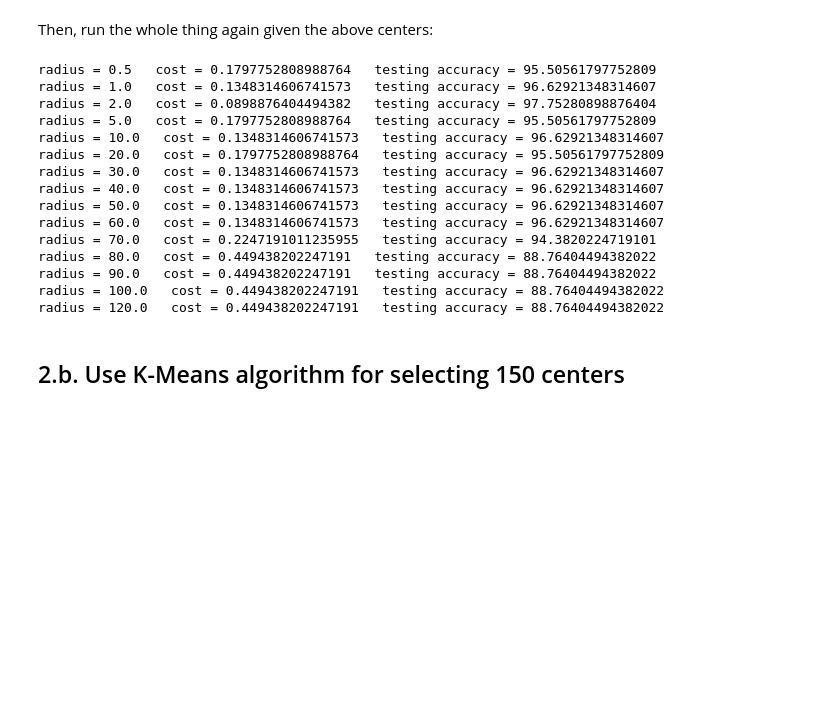
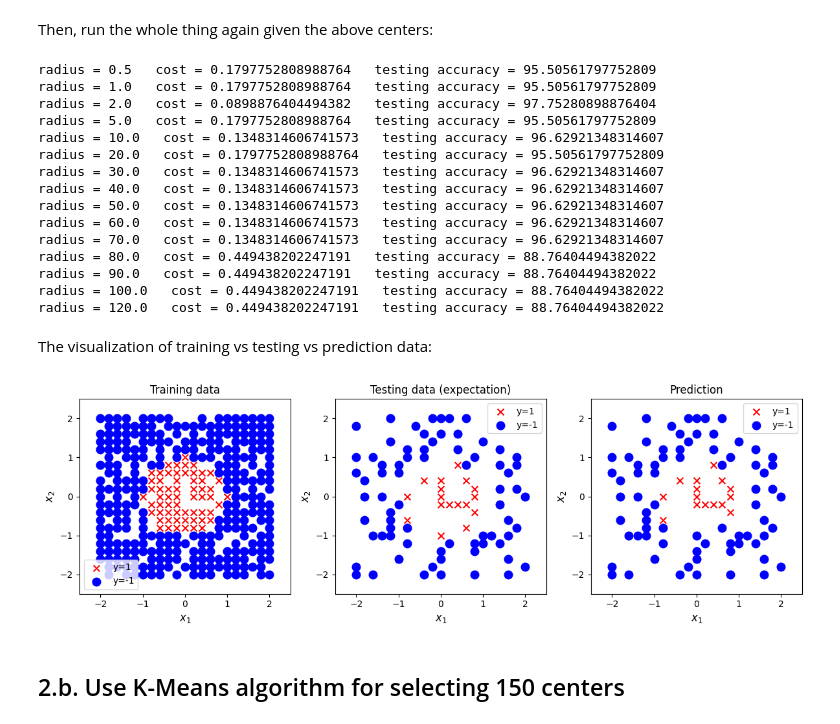
Before and after one commit to ECE657/Assignment2, a Jupyter notebook: Problem2.ipynb, the cells around one changed output. Saved outputs shown, nothing was run; the diff lists cells and outputs as text; code cells hidden in the pictures; blank space fills up the shorter version.

```diff
--- a/Problem2.ipynb
+++ b/Problem2.ipynb
@@ -97,7 +117,7 @@ Then, run the whole thing again given the above centers:
 # %%
 random_circle_cost = []
 random_circle_accuracy = []
-for radius in radius_values:
+for idx,radius in enumerate(radius_values):
     W = compute_weight(X_train, y_train, selected_centers, radius)
     y_hat = compute_output(X_test, W, selected_centers, radius)
     y_pred = np.sign(y_hat)
@@ -106,9 +126,11 @@ for radius in radius_values:
     random_circle_cost.append(cost)
     random_circle_accuracy.append(accuracy)
     print(f"radius = {radius}   cost = {cost}   testing accuracy = {accuracy}")
+    if idx == 2.0:
+        saved_y_pred = y_pred
 # %% [output]
 radius = 0.5   cost = 0.1797752808988764   testing accuracy = 95.50561797752809
-radius = 1.0   cost = 0.1348314606741573   testing accuracy = 96.62921348314607
+radius = 1.0   cost = 0.1797752808988764   testing accuracy = 95.50561797752809
 radius = 2.0   cost = 0.0898876404494382   testing accuracy = 97.75280898876404
 radius = 5.0   cost = 0.1797752808988764   testing accuracy = 95.50561797752809
 radius = 10.0   cost = 0.1348314606741573   testing accuracy = 96.62921348314607
@@ -117,11 +139,17 @@ radius = 30.0   cost = 0.1348314606741573   testing accuracy = 96.62921348314607
 radius = 40.0   cost = 0.1348314606741573   testing accuracy = 96.62921348314607
 radius = 50.0   cost = 0.1348314606741573   testing accuracy = 96.62921348314607
 radius = 60.0   cost = 0.1348314606741573   testing accuracy = 96.62921348314607
-radius = 70.0   cost = 0.2247191011235955   testing accuracy = 94.3820224719101
+radius = 70.0   cost = 0.1348314606741573   testing accuracy = 96.62921348314607
 radius = 80.0   cost = 0.449438202247191   testing accuracy = 88.76404494382022
 radius = 90.0   cost = 0.449438202247191   testing accuracy = 88.76404494382022
 radius = 100.0   cost = 0.449438202247191   testing accuracy = 88.76404494382022
 radius = 120.0   cost = 0.449438202247191   testing accuracy = 88.76404494382022
+# %% [markdown]
+The visualization of training vs testing vs prediction data:
+# %%
+plot_data_in_comparison(X_train, y_train, X_test, y_test, X_test, saved_y_pred)
+# %% [output]
+[figure, added]
 # %% [markdown]
 ## 2.b. Use K-Means algorithm for selecting 150 centers
 # %%
```
Also changed, not shown: parts of 12 cells of this notebook, 1 other file.
